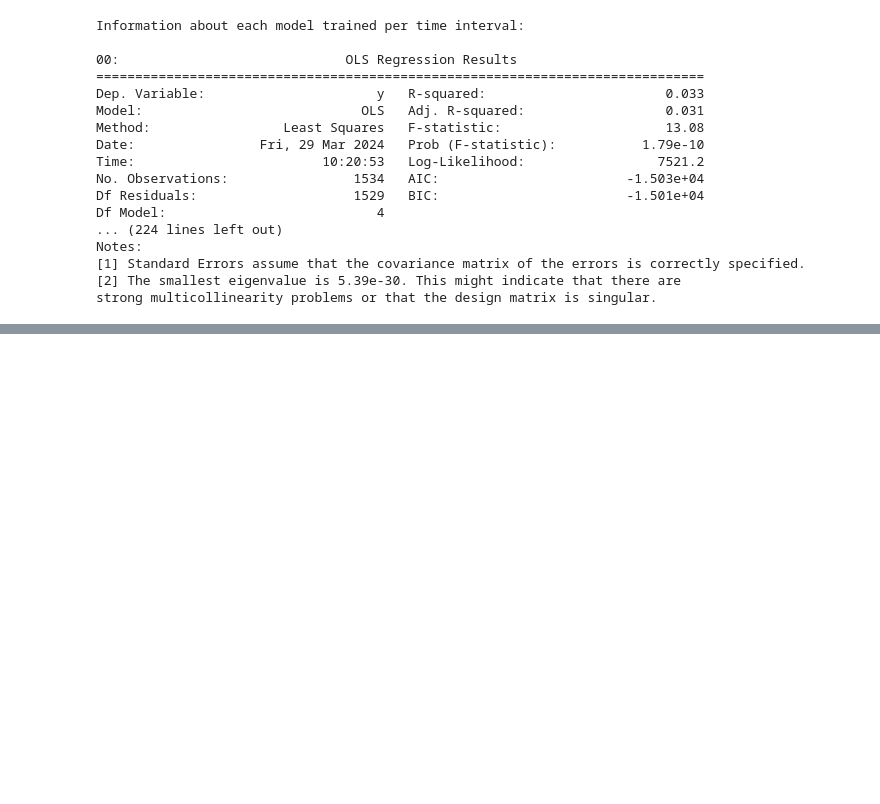
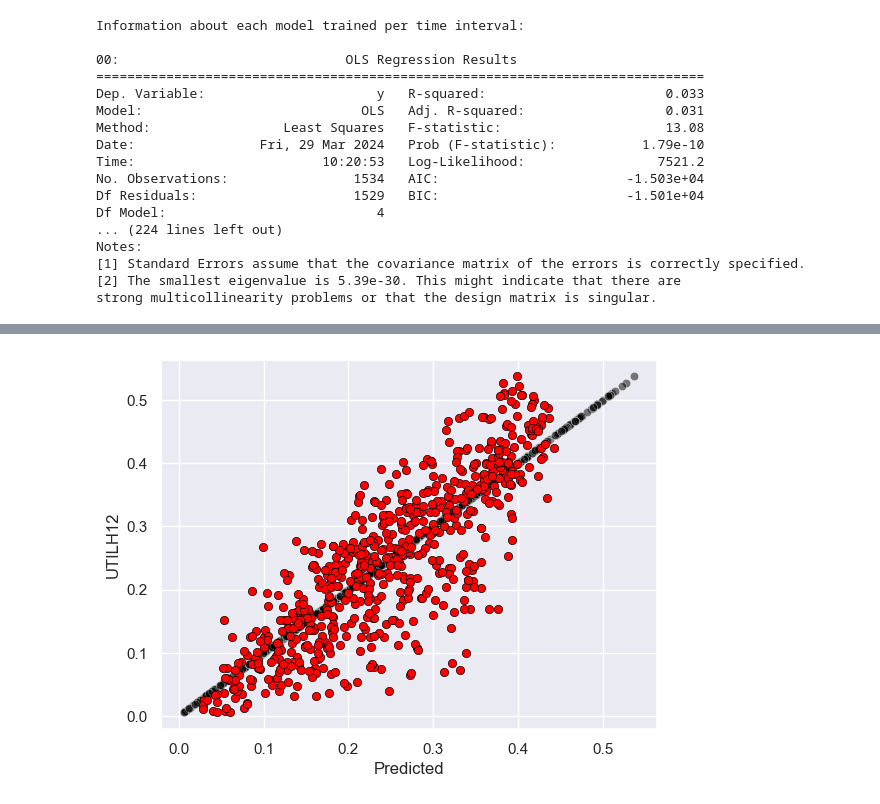
Before and after one commit to MARIABELENSB/Assessment1_MLII, a Jupyter notebook: src/2.Basic_model_regression.ipynb, the cells around one changed output, grey strips where cells are left out. Saved outputs shown, nothing was run; the diff lists cells and outputs as text; code cells hidden in the pictures; blank space fills up the shorter version.

```diff
--- a/src/2.Basic_model_regression.ipynb
+++ b/src/2.Basic_model_regression.ipynb
@@ -206,0 +230,15 @@ Mean Absolute Error per time interval:
+# %%
+hours = ['12']
+
+for hour in hours:
+    inputs_hourly = ['IRRADH' + hour, 'ANNO', 'MES', 'DIA', 'DIASEM']
+    output_hourly = 'UTILH' + hour
+    pred_hourly   = output_hourly + '_pred'
+
+    # Visualize prediction with respect to real value
+    sns.scatterplot(data=dfTS_eval, x = output_hourly, y = output_hourly, color='black', alpha=0.5)
+    sns.scatterplot(data=dfTS_eval, x = pred_hourly, y = output_hourly, color='red', edgecolor='black')
+    plt.xlabel('Predicted')
+    plt.show()
+# %% [output]
+[figure, added]
```
Also changed, not shown: parts of 2 cells of this notebook, 3 other files.
